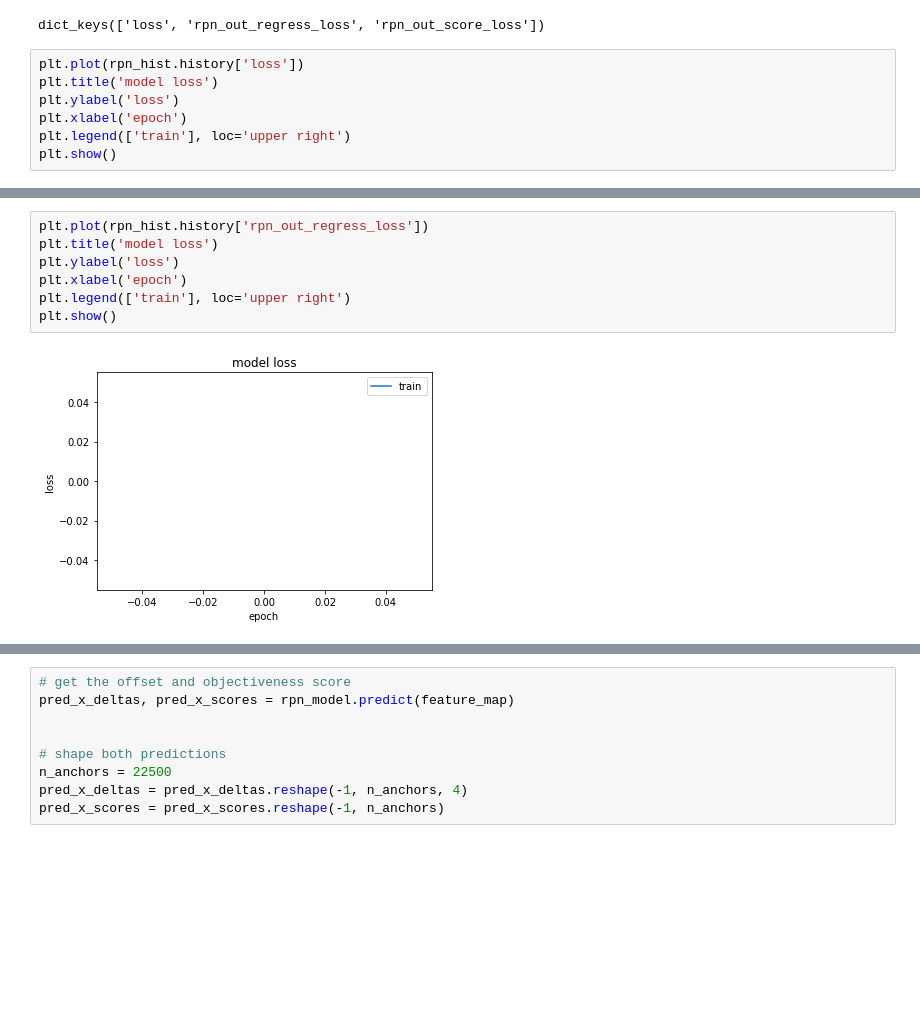
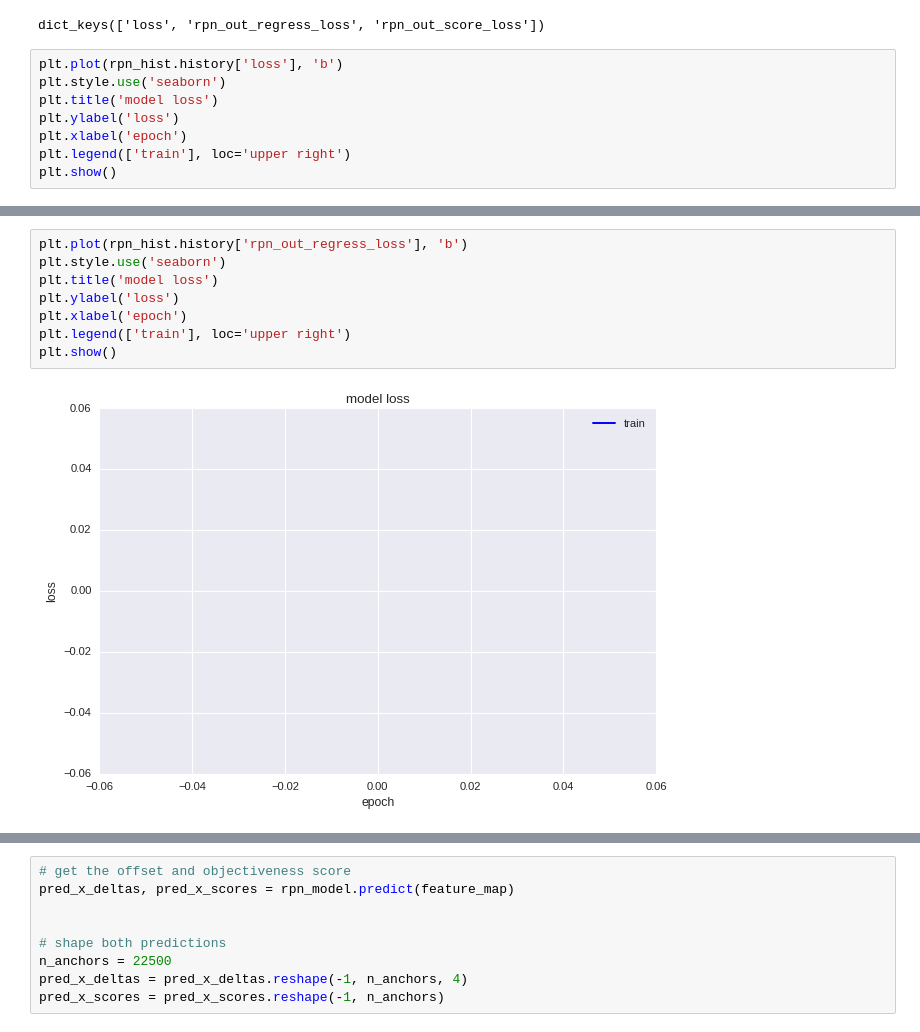
Before and after one commit to cfont03/Anomaly-breast-cancer-detection, a Jupyter notebook: train/1. Faster_R_CNN.ipynb, the cells around one changed output, grey strips where cells are left out. Drawn from its saved outputs; the diff is of its cells as text; blank space fills up the shorter version.

```diff
--- a/train/1. Faster_R_CNN.ipynb
+++ b/train/1. Faster_R_CNN.ipynb
@@ -1161,7 +1163,8 @@ print(rpn_hist.history.keys())
 # %% [output]
 dict_keys(['loss', 'rpn_out_regress_loss', 'rpn_out_score_loss'])
 # %%
-plt.plot(rpn_hist.history['loss'])
+plt.plot(rpn_hist.history['loss'], 'b')
+plt.style.use('seaborn')
 plt.title('model loss')
 plt.ylabel('loss')
 plt.xlabel('epoch')
@@ -1172,10 +1175,11 @@ plt.show()
 # %%
-plt.plot(rpn_hist.history['rpn_out_regress_loss'])
+plt.plot(rpn_hist.history['rpn_out_regress_loss'], 'b')
+plt.style.use('seaborn')
 plt.title('model loss')
 plt.ylabel('loss')
 plt.xlabel('epoch')
 plt.legend(['train'], loc='upper right')
 plt.show()
 # %% [output]
-[figure, old version]
+[figure, new version]
 # %%
```
Also changed, not shown: parts of 20 cells of this notebook.
